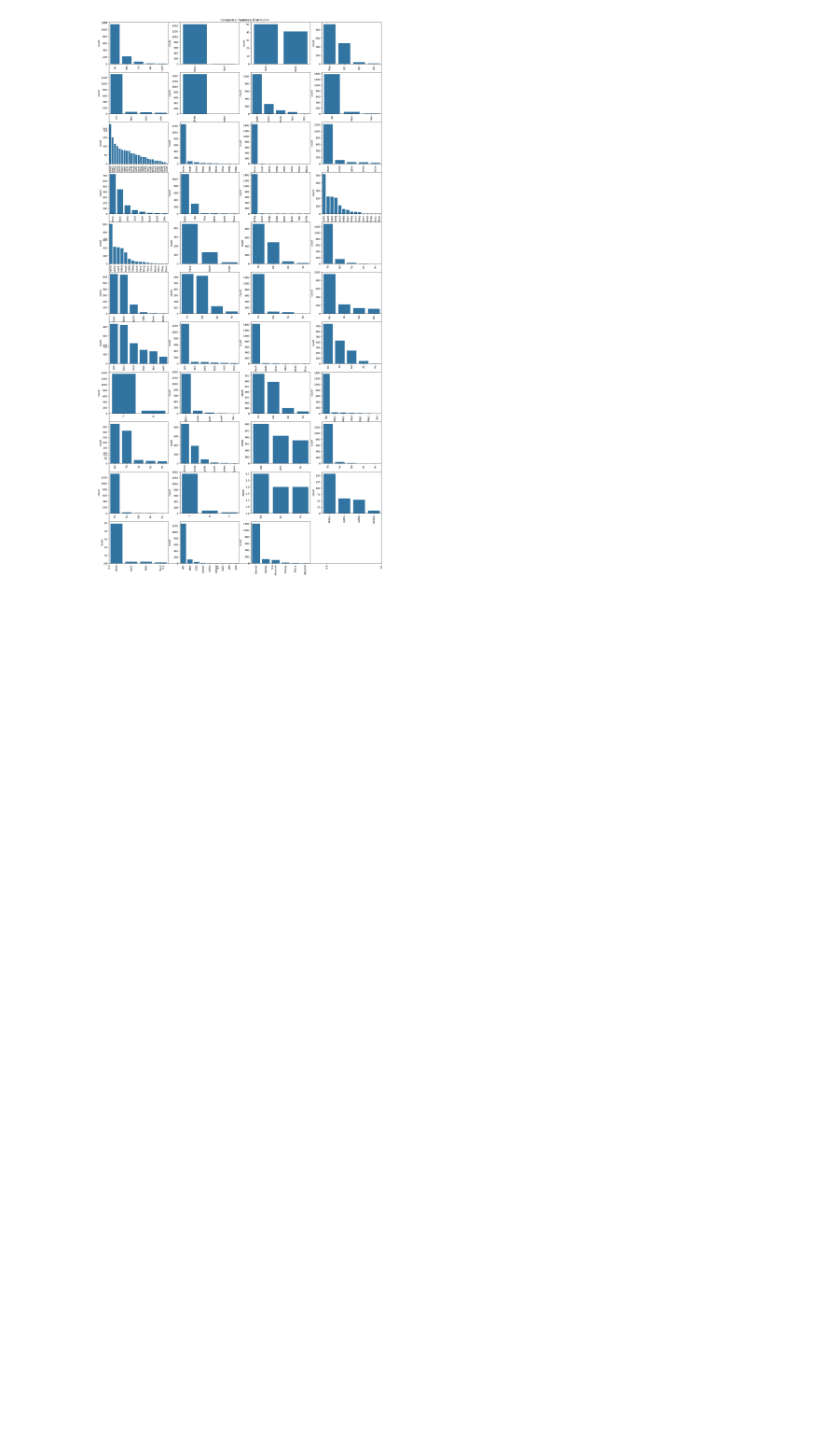
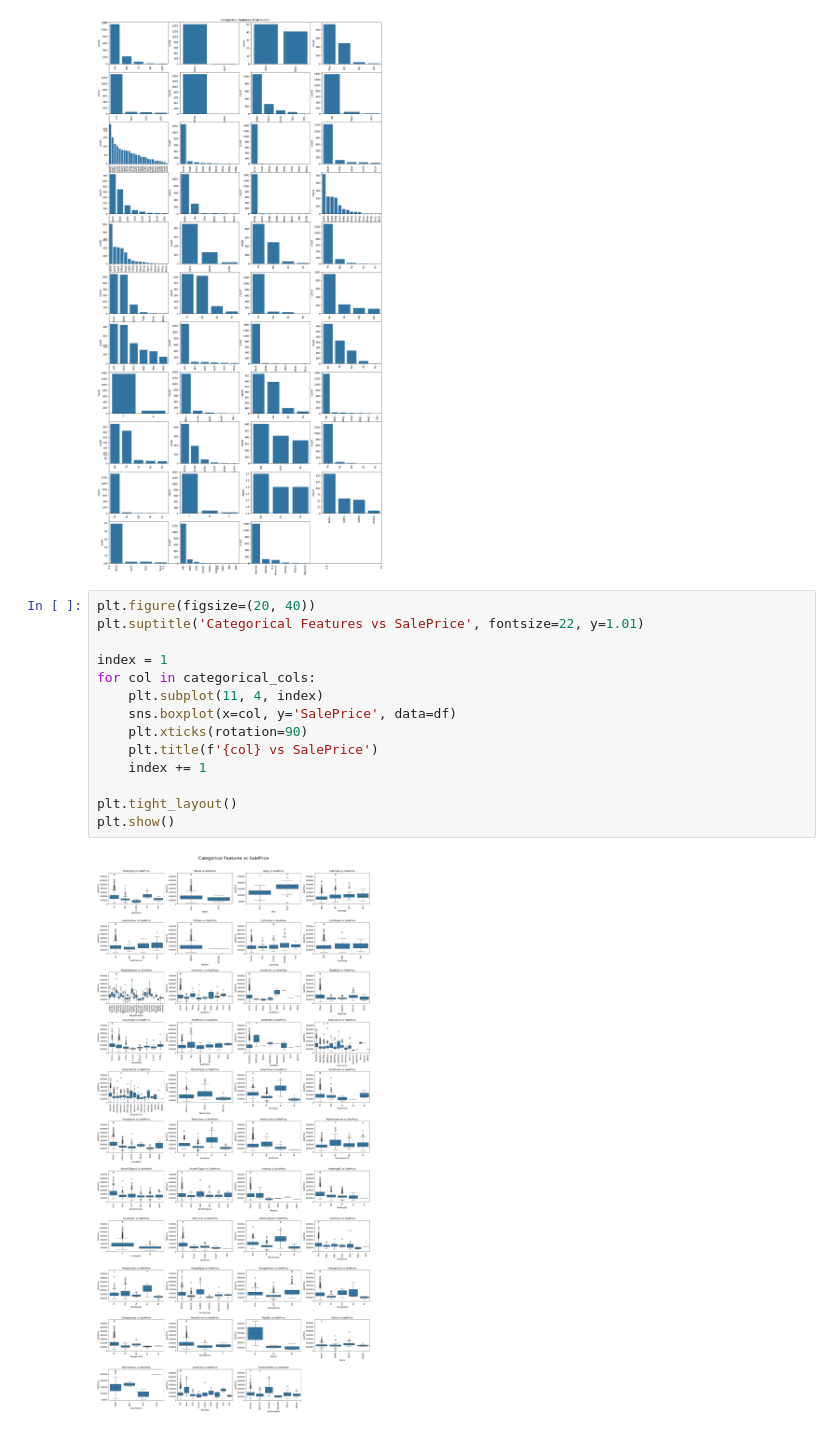
Before and after one commit to Mrfunderburker/House-Prices-Portfolio-Project, a Jupyter notebook: code/eda.ipynb, the cells around one changed output. Cells and saved outputs as stored; diff of their text form; blank space fills up the shorter version.

```diff
--- a/code/eda.ipynb
+++ b/code/eda.ipynb
@@ -280,3 +280,19 @@ for col in categorical_cols:
   index +=1
 # %% [output]
 [figure]
+# %%
+plt.figure(figsize=(20, 40))
+plt.suptitle('Categorical Features vs SalePrice', fontsize=22, y=1.01)
+
+index = 1
+for col in categorical_cols:
+    plt.subplot(11, 4, index)
+    sns.boxplot(x=col, y='SalePrice', data=df)
+    plt.xticks(rotation=90)
+    plt.title(f'{col} vs SalePrice')
+    index += 1
+
+plt.tight_layout()
+plt.show()
+# %% [output]
+[figure, added]
```
Also changed, not shown: parts of 6 cells of this notebook, 2 other files.
